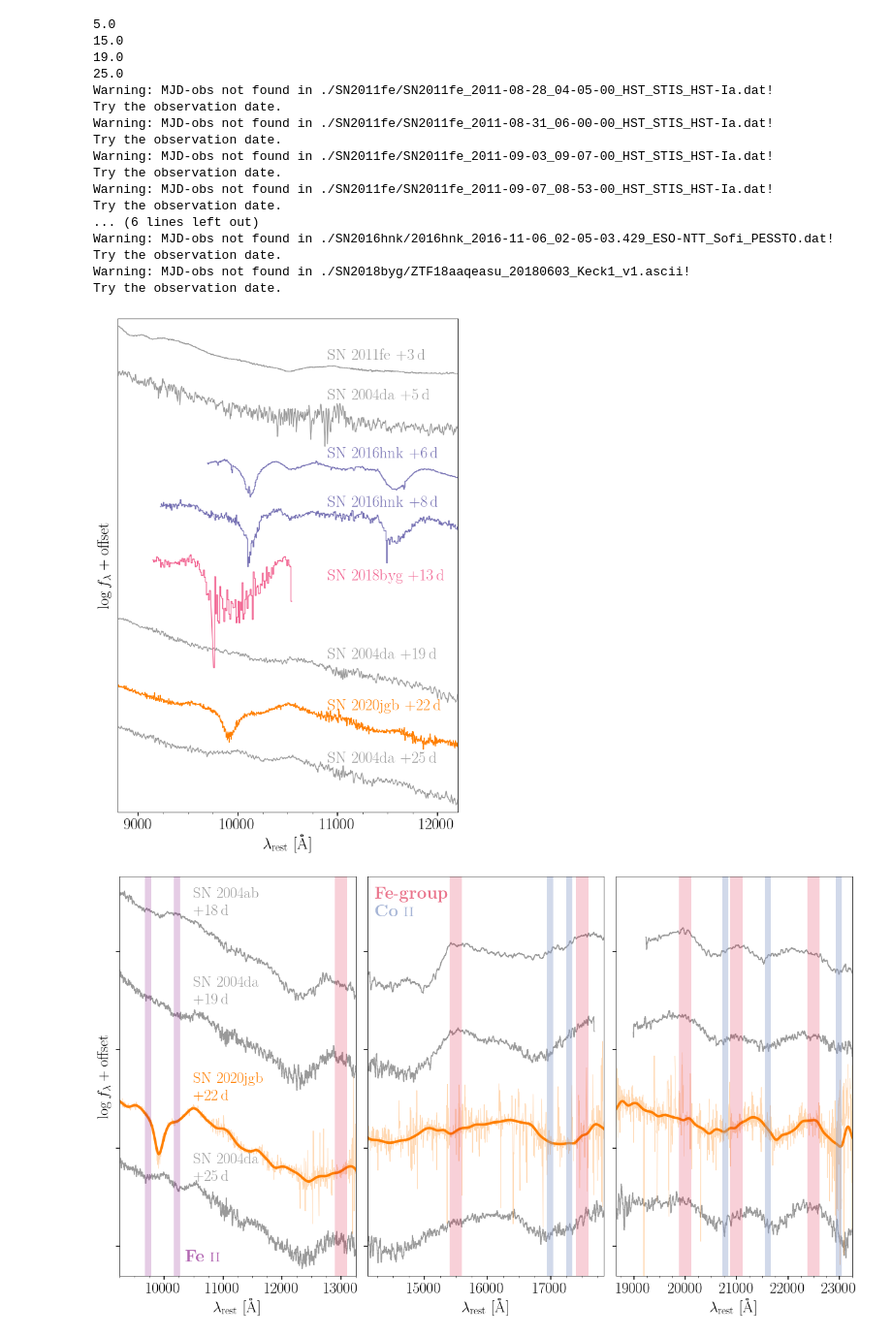
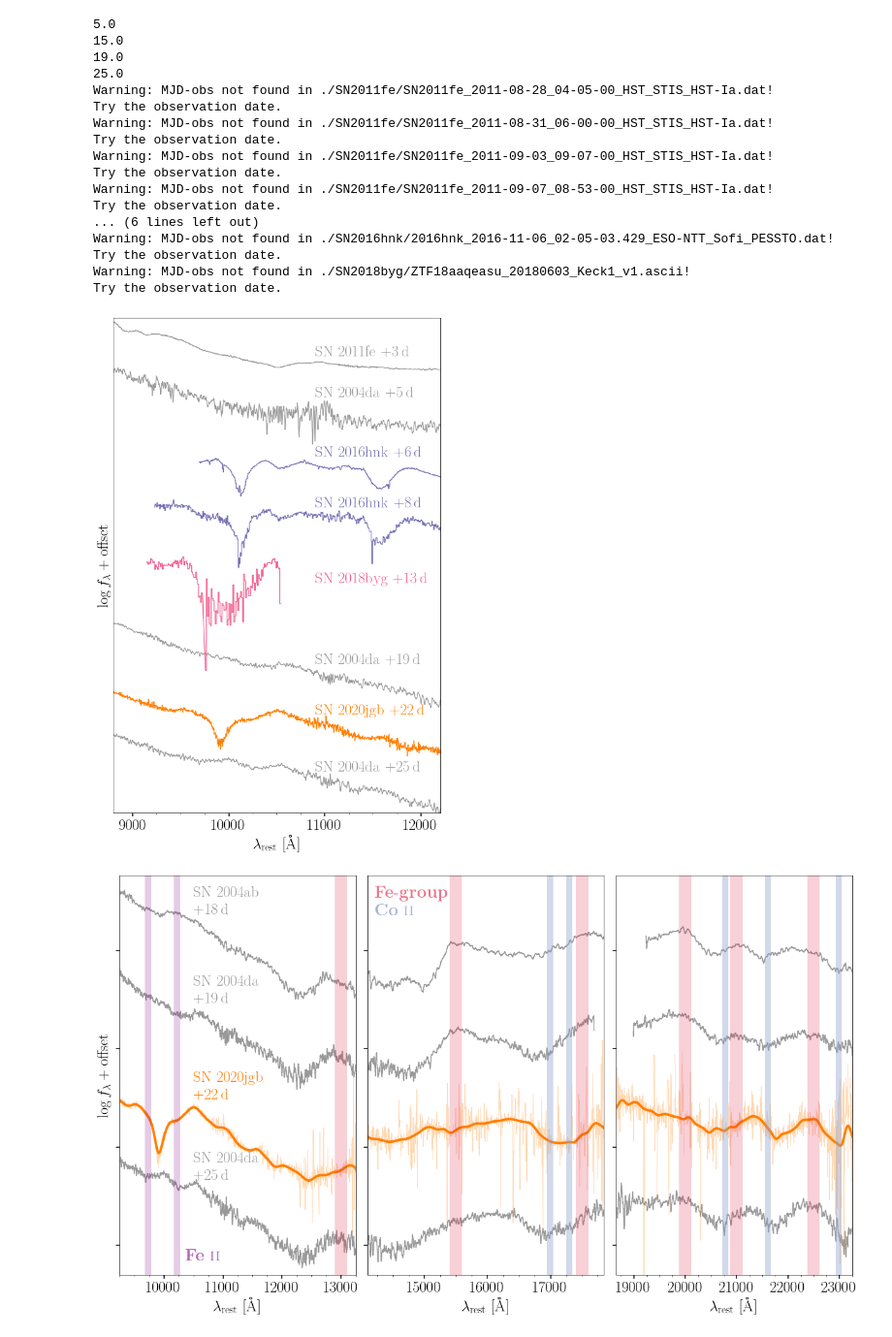
Before and after one commit to slowdivePTG/SN2020jgb, a Jupyter notebook: spectroscopy/Spec_comp.ipynb, the cells around one changed output. Shown: that part at 97% size. Drawn from its saved outputs; the diff is of its cells as text; code cells hidden in the pictures.

```diff
--- a/spectroscopy/Spec_comp.ipynb
+++ b/spectroscopy/Spec_comp.ipynb
@@ -124,9 +121,9 @@ def plot_box_spec(wave, flux):
 # %%
 rv = 3.1
 
-fig, ax = plt.subplots(figsize=(8, 12))
+fig, ax = plt.subplots(figsize=(8, 12.5))
 
-h = .8
+h = .82
 v = 11500
 
 normIa = glob.glob('./NIR_Marion09/*04da*')
@@ -264,7 +261,7 @@ for sn, c in zip([fe, hnk, byg, jgb],
         if abs(mjd_obs - sn.t_max_mjd - 13) < 1:  #18byg
             y -= 0.5 * h
         elif abs(mjd_obs - sn.t_max_mjd - 22) < 2:  #20jgb
-            y -= 0.15 * h
+            y -= 0.10 * h
 
         ax.text(10900,
                 y,
@@ -273,35 +270,35 @@ for sn, c in zip([fe, hnk, byg, jgb],
                 color=color_map[c])
 
 ax.set_xlim(8800, 12200)
-ax.set_ylim(-1.01 * h * (spec_num_norm[-1] + 1), h)
+ax.set_ylim(-0.99 * h * (spec_num_norm[-1] + 1), h*0.9)
 ax.set_ylabel(r'$\log f_\lambda + \mathrm{offset}$')
 ax.set_xlabel(r'$\lambda_\mathrm{rest}\ [\mathrm{\r{A}}]$',
               **{'fontname': 'Times New Roman'})
 ax.xaxis.set_minor_locator(MultipleLocator(250))
 ax.xaxis.set_major_locator(MultipleLocator(1000))
 ax.set_yticks([])
 
 fig.subplots_adjust(left=0.06, bottom=0.051, top=0.953, right=0.991)
 fig.savefig('../paper/figures/NIR_spec_comp.pdf', bbox_inches='tight')
 # %% [output]
 5.0
 15.0
 19.0
 25.0
 Warning: MJD-obs not found in ./SN2011fe/SN2011fe_2011-08-28_04-05-00_HST_STIS_HST-Ia.dat!
 Try the observation date.
 Warning: MJD-obs not found in ./SN2011fe/SN2011fe_2011-08-31_06-00-00_HST_STIS_HST-Ia.dat!
 Try the observation date.
 Warning: MJD-obs not found in ./SN2011fe/SN2011fe_2011-09-03_09-07-00_HST_STIS_HST-Ia.dat!
 Try the observation date.
 Warning: MJD-obs not found in ./SN2011fe/SN2011fe_2011-09-07_08-53-00_HST_STIS_HST-Ia.dat!
 Try the observation date.
 ... (6 lines left out)
 Warning: MJD-obs not found in ./SN2016hnk/2016hnk_2016-11-06_02-05-03.429_ESO-NTT_Sofi_PESSTO.dat!
 Try the observation date.
 Warning: MJD-obs not found in ./SN2018byg/ZTF18aaqeasu_20180603_Keck1_v1.ascii!
 Try the observation date.
-[figure, old version]
+[figure, new version]
 # %%
 from scipy.interpolate import splrep, splev
 # %%
```
Also changed, not shown: parts of 3 cells of this notebook, 9 other files.
